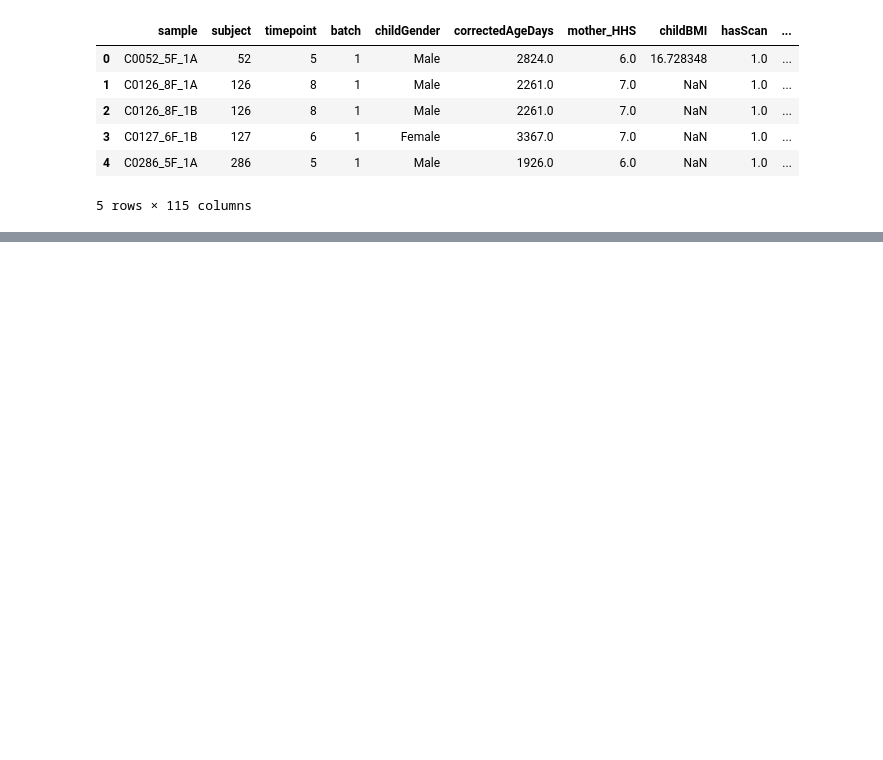
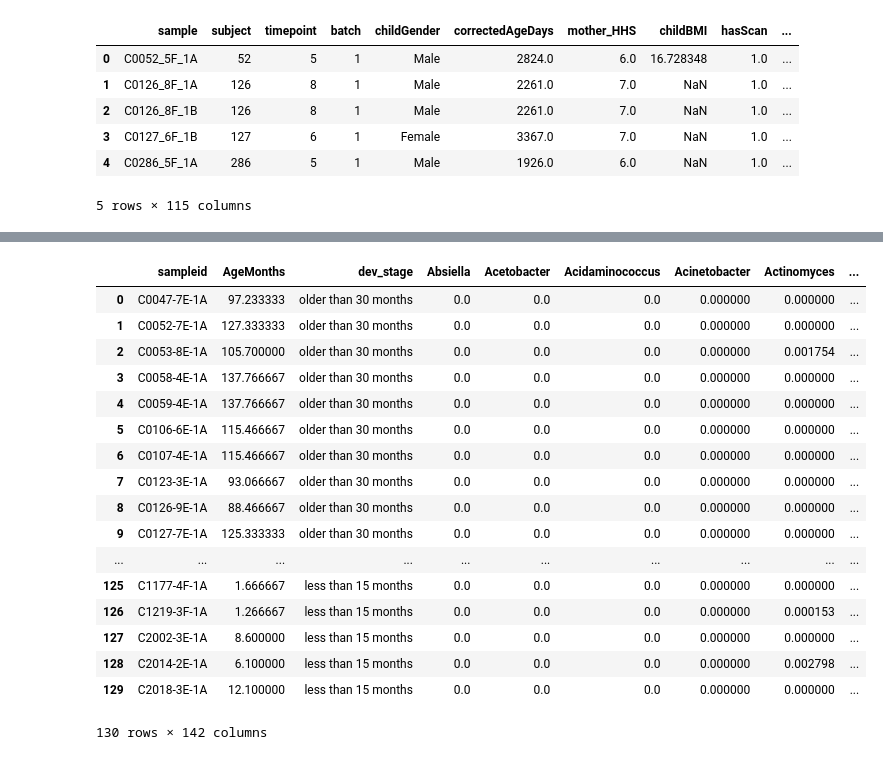
Before and after one commit to Klepac-Ceraj-Lab/thesis, a Jupyter notebook: paper-abundance-tables/metaphlan3-abundance-table.ipynb, the cells around one changed output, grey strips where cells are left out. Saved outputs shown, nothing was run; the diff lists cells and outputs as text; code cells hidden in the pictures; blank space fills up the shorter version.

Commit message:
updating analysis with more samples

```diff
--- a/paper-abundance-tables/metaphlan3-abundance-table.ipynb
+++ b/paper-abundance-tables/metaphlan3-abundance-table.ipynb
@@ -202,0 +109,39 @@ original_reshaped.to_csv('paper_abund_df.csv')
+# %%
+mgx_reshaped["AgeMonths"]= mgx_reshaped["sampleid"].map(agedict)
+# %%
+def assign_dev_stage(x):
+    if x<15:
+        return "less than 15 months"
+    elif 15 <=x<= 30:
+        return "15 to 30 months"
+    elif x>30:
+        return "older than 30 months"
+# %%
+mgx_reshaped['dev_stage'] = mgx_reshaped['AgeMonths'].apply(assign_dev_stage)
+# %%
+# re-order columns
+
+cols_to_order = ['sampleid','AgeMonths', 'dev_stage']
+new_columns = cols_to_order + (mgx_reshaped.columns.drop(cols_to_order).tolist())
+mgx_reshaped = mgx_reshaped[new_columns]
+# %%
+mgx_reshaped
+# %% [output]
+|  | sampleid | AgeMonths | dev_stage | Absiella | Acetobacter | Acidaminococcus | Acinetobacter | Actinomyces | ... |
+| 0 | C0047-7E-1A | 97.233333 | older than 30 months | 0.0 | 0.0 | 0.0 | 0.000000 | 0.000000 | ... |
+| 1 | C0052-7E-1A | 127.333333 | older than 30 months | 0.0 | 0.0 | 0.0 | 0.000000 | 0.000000 | ... |
+| 2 | C0053-8E-1A | 105.700000 | older than 30 months | 0.0 | 0.0 | 0.0 | 0.000000 | 0.001754 | ... |
+| 3 | C0058-4E-1A | 137.766667 | older than 30 months | 0.0 | 0.0 | 0.0 | 0.000000 | 0.000000 | ... |
+| 4 | C0059-4E-1A | 137.766667 | older than 30 months | 0.0 | 0.0 | 0.0 | 0.000000 | 0.000000 | ... |
+| 5 | C0106-6E-1A | 115.466667 | older than 30 months | 0.0 | 0.0 | 0.0 | 0.000000 | 0.000000 | ... |
+| 6 | C0107-4E-1A | 115.466667 | older than 30 months | 0.0 | 0.0 | 0.0 | 0.000000 | 0.000000 | ... |
+| 7 | C0123-3E-1A | 93.066667 | older than 30 months | 0.0 | 0.0 | 0.0 | 0.000000 | 0.000000 | ... |
+| 8 | C0126-9E-1A | 88.466667 | older than 30 months | 0.0 | 0.0 | 0.0 | 0.000000 | 0.000000 | ... |
+| 9 | C0127-7E-1A | 125.333333 | older than 30 months | 0.0 | 0.0 | 0.0 | 0.000000 | 0.000000 | ... |
+| ... | ... | ... | ... | ... | ... | ... | ... | ... | ... |
+| 125 | C1177-4F-1A | 1.666667 | less than 15 months | 0.0 | 0.0 | 0.0 | 0.000000 | 0.000000 | ... |
+| 126 | C1219-3F-1A | 1.266667 | less than 15 months | 0.0 | 0.0 | 0.0 | 0.000000 | 0.000153 | ... |
+| 127 | C2002-3E-1A | 8.600000 | less than 15 months | 0.0 | 0.0 | 0.0 | 0.000000 | 0.000000 | ... |
+| 128 | C2014-2E-1A | 6.100000 | less than 15 months | 0.0 | 0.0 | 0.0 | 0.000000 | 0.002798 | ... |
+| 129 | C2018-3E-1A | 12.100000 | less than 15 months | 0.0 | 0.0 | 0.0 | 0.000000 | 0.000000 | ... |
+130 rows × 142 columns
```
Also changed, not shown: parts of 83 cells of this notebook, 6 other files.
